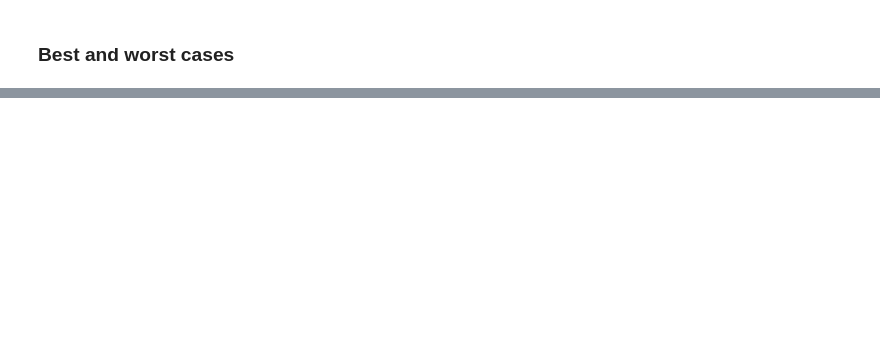
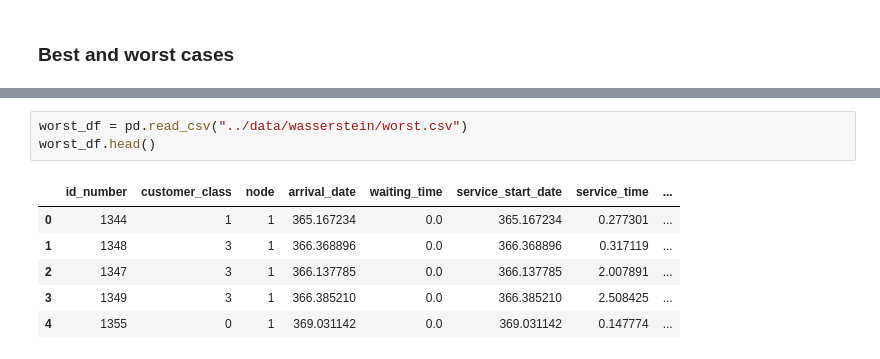
Before and after one commit to daffidwilde/copd-paper, a Jupyter notebook: nbs/queuing.ipynb, the cells around one changed output, grey strips where cells are left out. Drawn from its saved outputs; the diff is of its cells as text; blank space fills up the shorter version.

```diff
--- a/nbs/queuing.ipynb
+++ b/nbs/queuing.ipynb
@@ -296,3 +209,13 @@ ps, c, df.groupby(["p_0", "p_1", "p_2", "p_3", "num_servers"])["distance"].max()
+# %%
+worst_df = pd.read_csv("../data/wasserstein/worst.csv")
+worst_df.head()
+# %% [output]
+|  | id_number | customer_class | node | arrival_date | waiting_time | service_start_date | service_time | ... |
+| 0 | 1344 | 1 | 1 | 365.167234 | 0.0 | 365.167234 | 0.277301 | ... |
+| 1 | 1348 | 3 | 1 | 366.368896 | 0.0 | 366.368896 | 0.317119 | ... |
+| 2 | 1347 | 3 | 1 | 366.137785 | 0.0 | 366.137785 | 2.007891 | ... |
+| 3 | 1349 | 3 | 1 | 366.385210 | 0.0 | 366.385210 | 2.508425 | ... |
+| 4 | 1355 | 0 | 1 | 369.031142 | 0.0 | 369.031142 | 0.147774 | ... |
 # %%
 fig, ax = plt.subplots(dpi=200)
 
```
Also changed, not shown: parts of 16 cells of this notebook.
